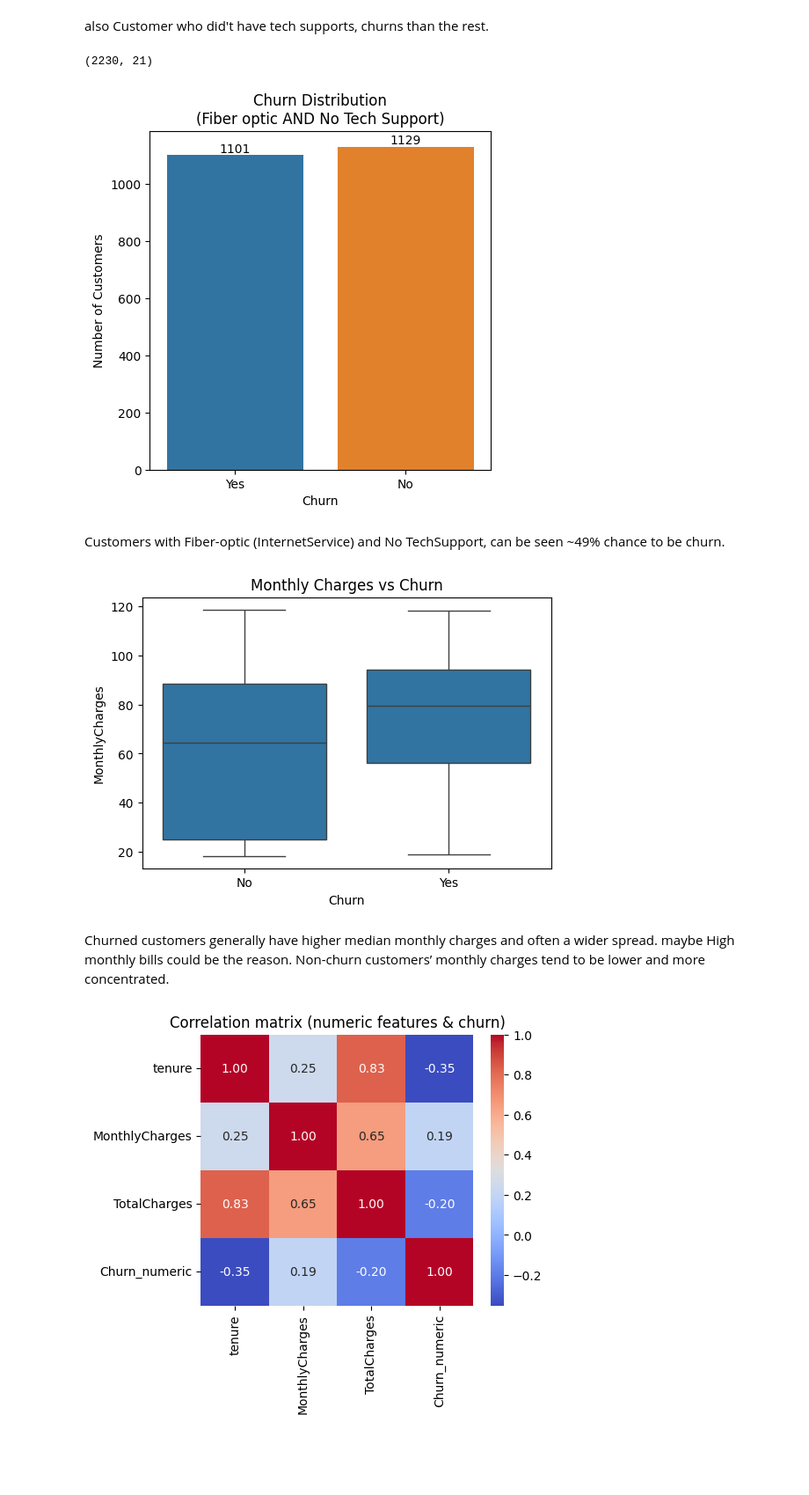
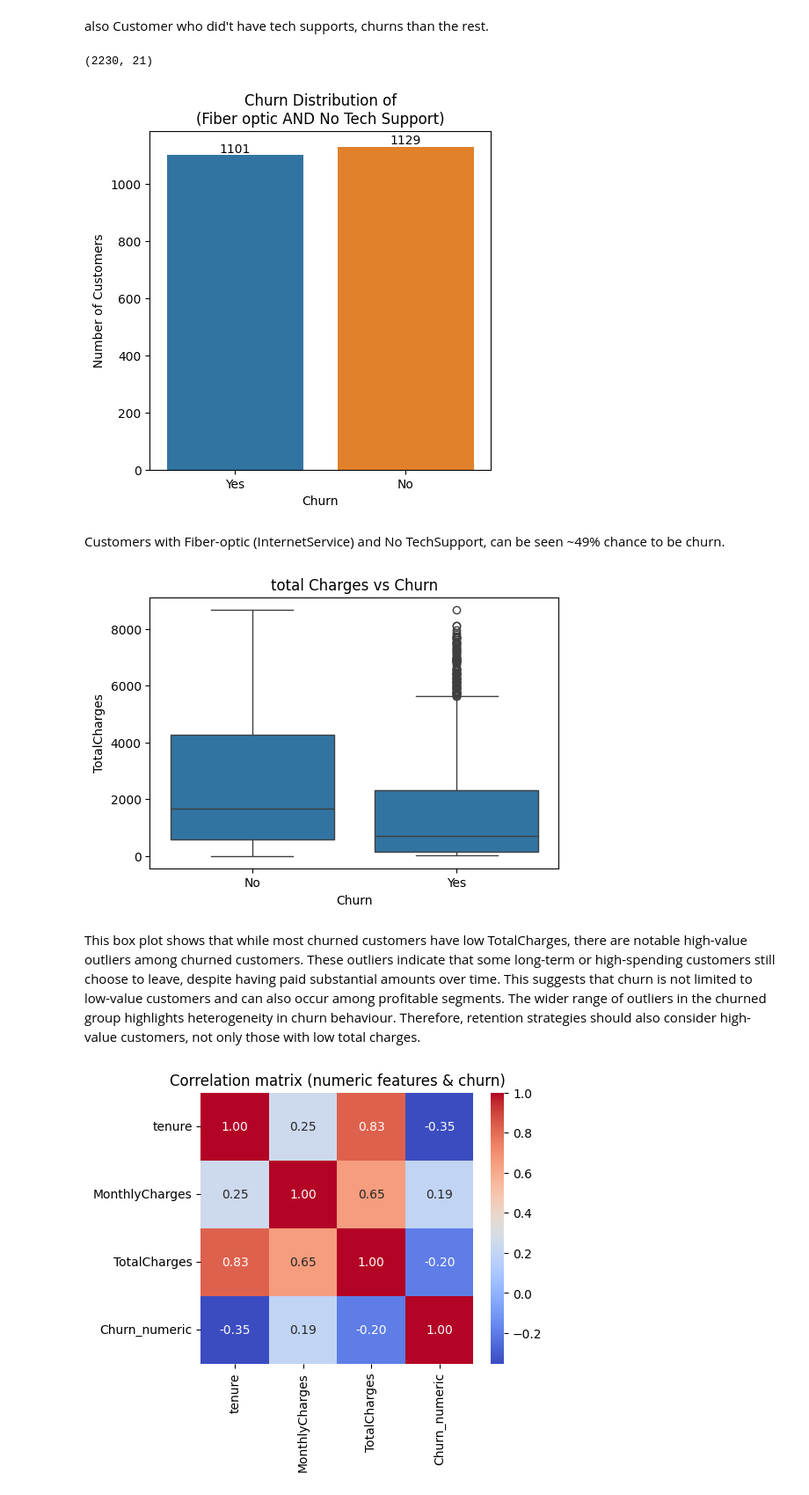
Before and after one commit to NisithaNimsara/Customer_Churn_Prediction-, a Jupyter notebook: telco_model.ipynb, the cells around one changed output. Shown at 88% size. Cells and saved outputs as stored; diff of their text form; code cells hidden in the pictures; blank space fills up the shorter version.

```diff
--- a/telco_model.ipynb
+++ b/telco_model.ipynb
@@ -169,7 +169,7 @@ print(risk_df.shape)
 
 plt.figure(figsize=(5, 5))
 ax =sns.countplot(data=risk_df, x="Churn", hue="Churn")
-plt.title("Churn Distribution\n(Fiber optic AND No Tech Support)")
+plt.title("Churn Distribution of\n(Fiber optic AND No Tech Support)")
 plt.xlabel("Churn")
 plt.ylabel("Number of Customers")
 
@@ -188,20 +188,19 @@ for p in ax.patches:
 plt.show()
 # %% [output]
 (2230, 21)
-[figure, old version]
+[figure, new version]
 # %% [markdown]
 Customers with Fiber-optic (InternetService) and No TechSupport, can be seen ~49% chance to be churn.
 # %%
 # Monthly Charges vs Churn
 plt.figure(figsize=(6,4))
-sns.boxplot(x="Churn", y="MonthlyCharges", data=df)
-plt.title('Monthly Charges vs Churn')
+sns.boxplot(x="Churn", y="TotalCharges", data=df)
+plt.title('total Charges vs Churn')
 plt.show()
 # %% [output]
-[figure, old version]
+[figure, new version]
 # %% [markdown]
-Churned customers generally have higher median monthly charges and often a wider spread. maybe High monthly bills could be the reason.
-Non-churn customers’ monthly charges tend to be lower and more concentrated.
+This box plot shows that while most churned customers have low TotalCharges, there are notable high-value outliers among churned customers. These outliers indicate that some long-term or high-spending customers still choose to leave, despite having paid substantial amounts over time. This suggests that churn is not limited to low-value customers and can also occur among profitable segments. The wider range of outliers in the churned group highlights heterogeneity in churn behaviour. Therefore, retention strategies should also consider high-value customers, not only those with low total charges.
 # %%
 # Correlation heatmap
 corr_df = df.copy()
```
Also changed, not shown: parts of 10 cells of this notebook.
